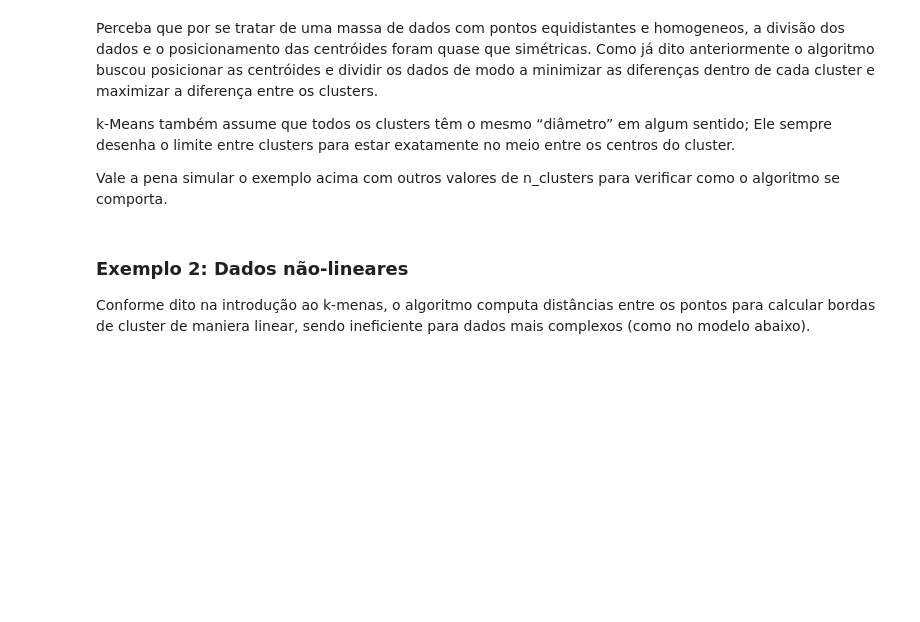
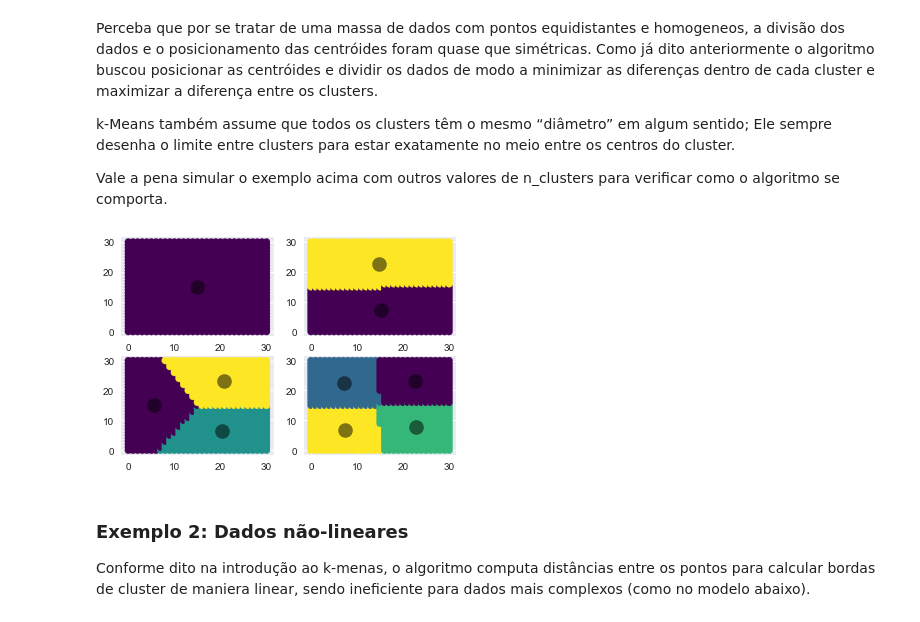
Before and after one commit to rdemarqui/data_science_basico, a Jupyter notebook: Python/05 Scikit-learn/06.03 k-means - Exemplos.ipynb, the cells around one changed output. Cells and saved outputs as stored; diff of their text form; code cells hidden in the pictures; blank space fills up the shorter version.

```diff
--- a/Python/05 Scikit-learn/06.03 k-means - Exemplos.ipynb
+++ b/Python/05 Scikit-learn/06.03 k-means - Exemplos.ipynb
@@ -63,6 +64,21 @@ Perceba que por se tratar de uma massa de dados com pontos equidistantes e homog
 k-Means também assume que todos os clusters têm o mesmo “diâmetro” em algum sentido; Ele sempre desenha o limite entre clusters para estar exatamente no meio entre os centros do cluster.
 
 Vale a pena simular o exemplo acima com outros valores de n_clusters para verificar como o algoritmo se comporta.
+# %%
+for cluster in range(1, 5):
+    kmeans = KMeans(n_clusters=cluster, random_state=0)
+    kmeans.fit(points)
+
+    y_kmeans = kmeans.predict(points)
+
+    plt.subplot(2, 2, cluster)
+    # Plotando os valores classificados juntamente com os centróides
+    plt.scatter(points[:, 0], points[:, 1], c=y_kmeans, cmap='viridis')
+
+    centers = kmeans.cluster_centers_
+    plt.scatter(centers[:, 0], centers[:, 1], c='black', s=200, alpha=0.5);
+# %% [output]
+[figure, added]
 # %% [markdown]
 ### Exemplo 2: Dados não-lineares
 Conforme dito na introdução ao k-menas, o algoritmo computa distâncias entre os pontos para calcular bordas de cluster de maniera linear, sendo ineficiente para dados mais complexos (como no modelo abaixo).
```
Also changed, not shown: parts of 12 cells of this notebook, 2 other files.
